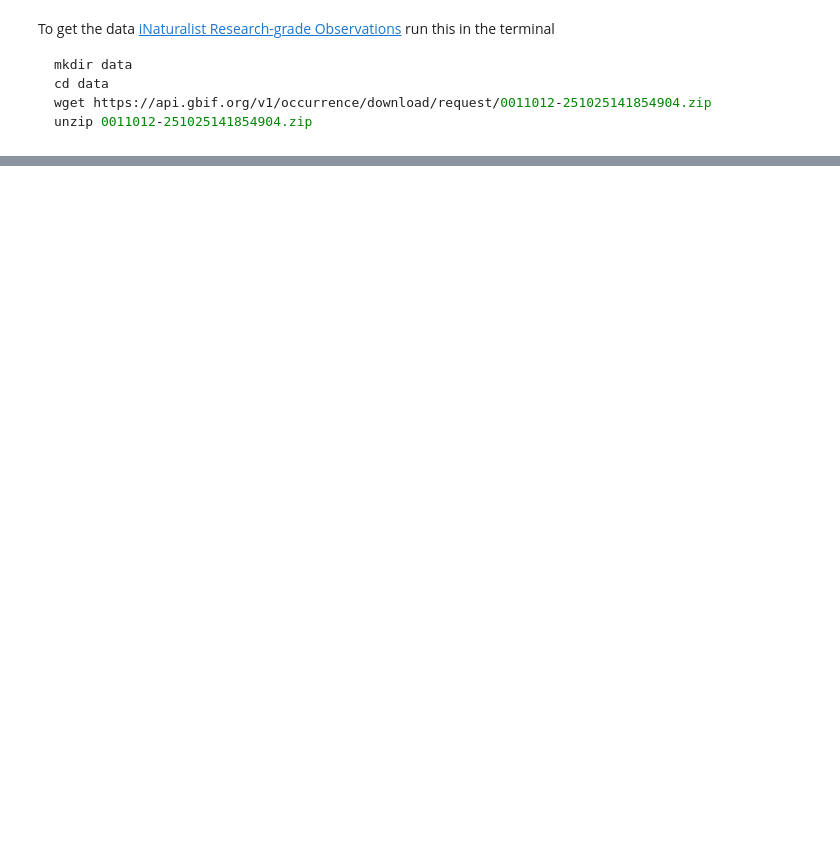
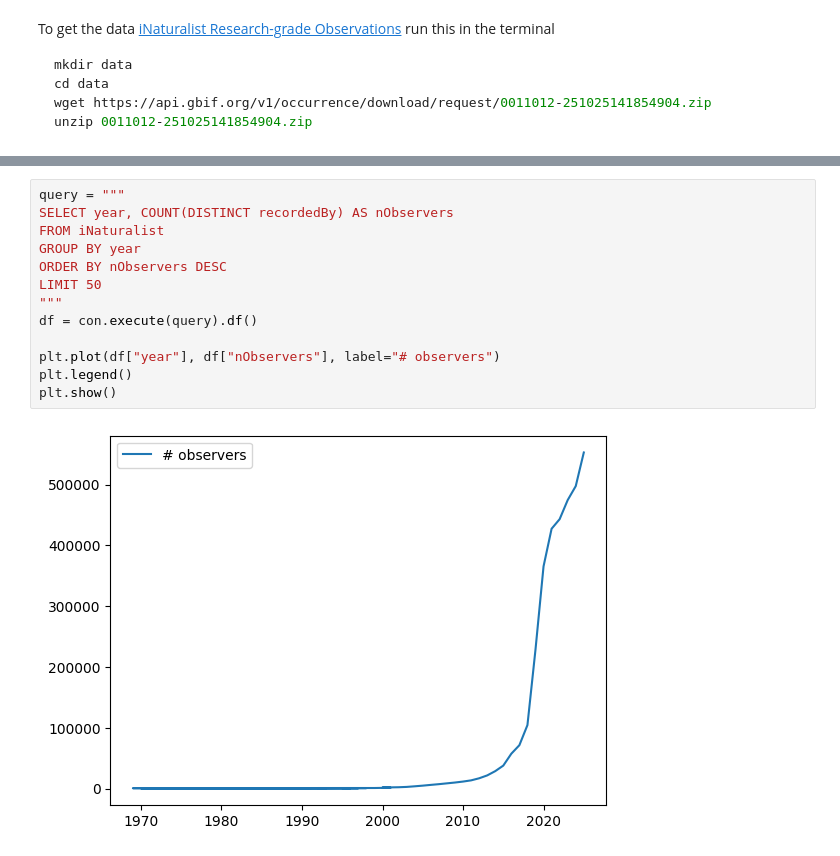
Before and after one commit to davidguzmanr/COMP-685-Fall-2025, a Jupyter notebook: notebooks/iNaturalist.ipynb, the cells around one changed output, grey strips where cells are left out. Drawn from its saved outputs; the diff is of its cells as text; blank space fills up the shorter version.

```diff
--- a/notebooks/iNaturalist.ipynb
+++ b/notebooks/iNaturalist.ipynb
@@ -79,0 +96,15 @@ df
+# %%
+query = """
+SELECT year, COUNT(DISTINCT recordedBy) AS nObservers
+FROM iNaturalist
+GROUP BY year
+ORDER BY nObservers DESC
+LIMIT 50
+"""
+df = con.execute(query).df()
+
+plt.plot(df["year"], df["nObservers"], label="# observers")
+plt.legend()
+plt.show()
+# %% [output]
+[figure, added]
```
Also changed, not shown: parts of 22 cells of this notebook, 4 other files.
